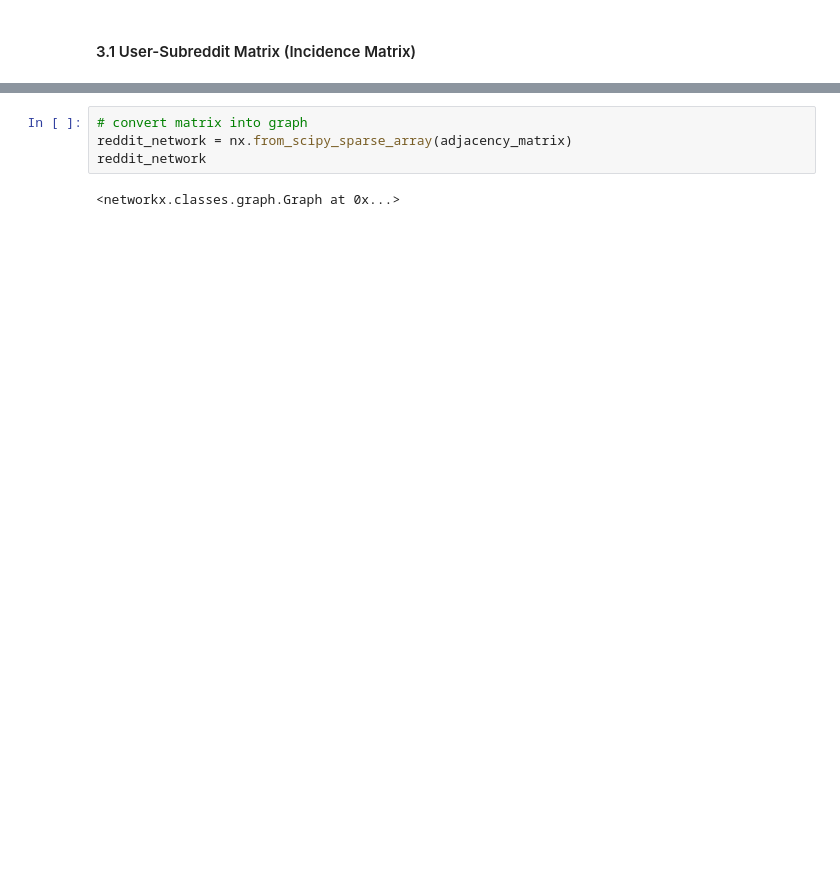
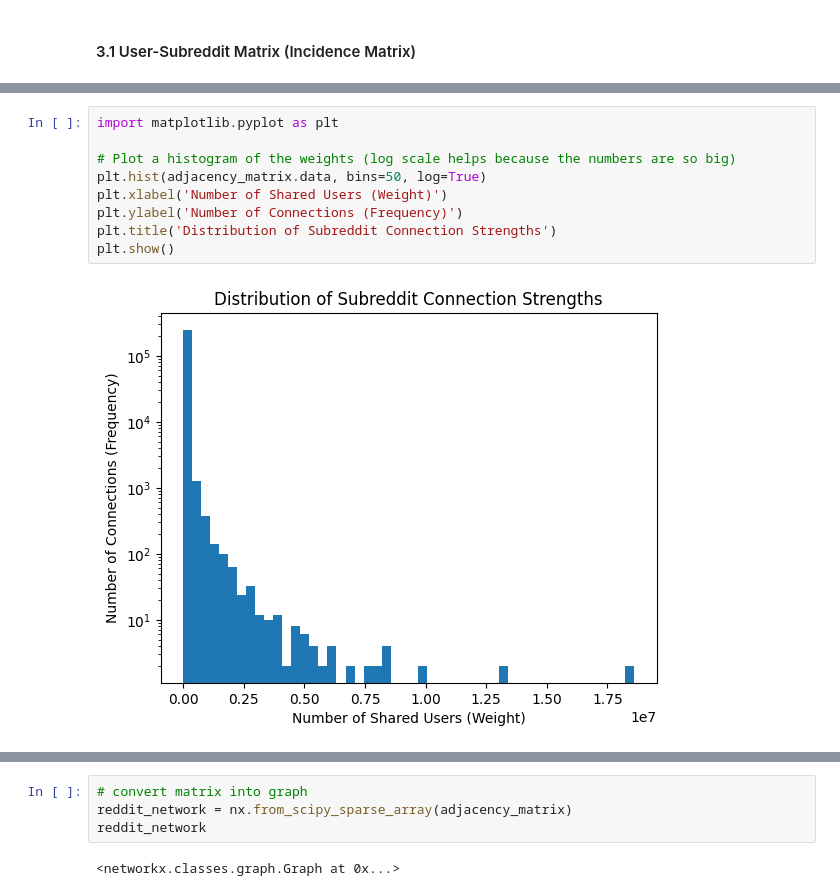
Before and after one commit to Donyl-Alcantara/Accesslab_MiniProject_Alcantara-Vocal, a Jupyter notebook: 04 Network Topology.ipynb, the cells around one changed output, grey strips where cells are left out. Cells and saved outputs as stored; diff of their text form; blank space fills up the shorter version.

```diff
--- a/04 Network Topology.ipynb
+++ b/04 Network Topology.ipynb
@@ -756,0 +856,11 @@ adjacency_matrix.eliminate_zeros()
+# %%
+import matplotlib.pyplot as plt
+
+# Plot a histogram of the weights (log scale helps because the numbers are so big)
+plt.hist(adjacency_matrix.data, bins=50, log=True)
+plt.xlabel('Number of Shared Users (Weight)')
+plt.ylabel('Number of Connections (Frequency)')
+plt.title('Distribution of Subreddit Connection Strengths')
+plt.show()
+# %% [output]
+[figure, added]
```
Also changed, not shown: parts of 49 cells of this notebook.
